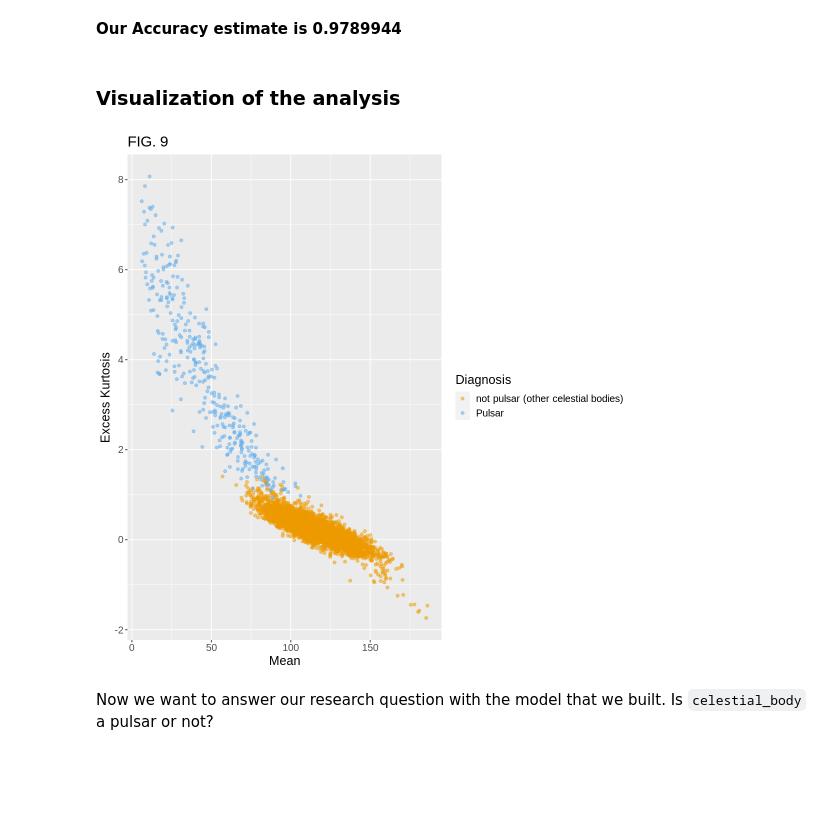
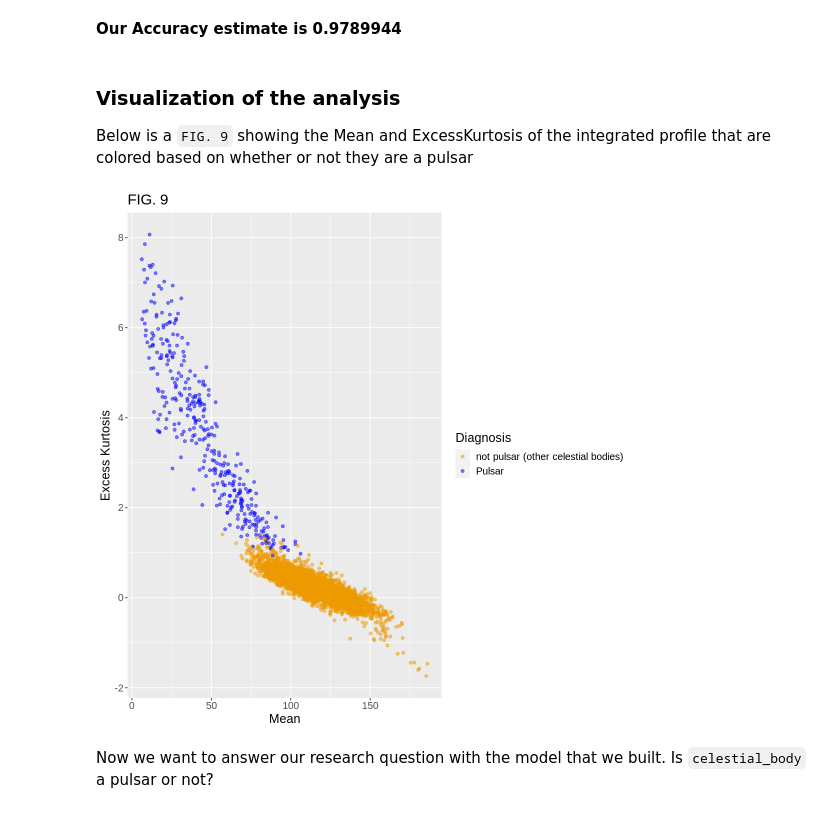
Before and after one commit to redradman/DSCI100Project, a Jupyter notebook: FinalSubmission.ipynb, the cells around one changed output. Drawn from its saved outputs; the diff is of its cells as text; code cells hidden in the pictures; blank space fills up the shorter version.

```diff
--- a/FinalSubmission.ipynb
+++ b/FinalSubmission.ipynb
@@ -295,18 +295,19 @@ A tibble: 1 × 3
 **Our Accuracy estimate is 0.9789944**
 # %% [markdown]
 ### Visualization of the analysis
+Below is a `FIG. 9` showing the Mean and ExcessKurtosis of the integrated profile that are colored based on whether or not they are a pulsar
 # %%
 ggplot(pulsar_test_predictions, aes(x = MeanIntegratedprofile, y = ExcessKurtosisIntegratedProfile, color = .pred_class)) +
   geom_point(alpha = 0.5) +
   xlab("Mean") +
   ylab("Excess Kurtosis") +
   labs(color = "Diagnosis") +
   scale_color_manual(labels = c("not pulsar (other celestial bodies)", "Pulsar"),
-                     values = c("orange2", "steelblue2")) +
+                     values = c("orange2", "Blue")) +
   ggtitle("FIG. 9") +
   theme(text = element_text(size = 15))
 # %% [output]
-[figure, old version]
+[figure, new version]
 # %% [markdown]
 Now we want to answer our research question with the model that we built. Is `celestial_body` a pulsar or not?
 # %%
```
Also changed, not shown: parts of 3 cells of this notebook.
